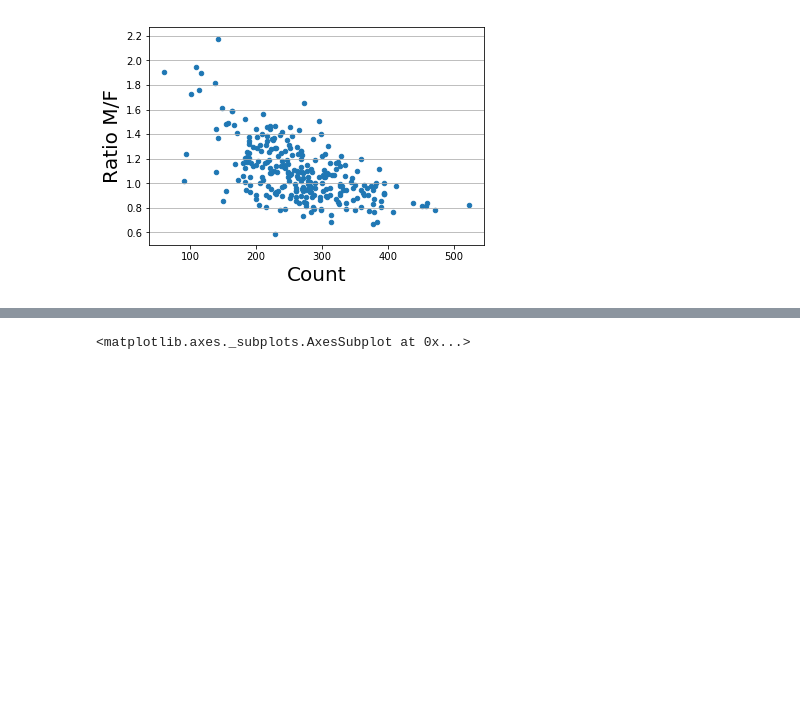
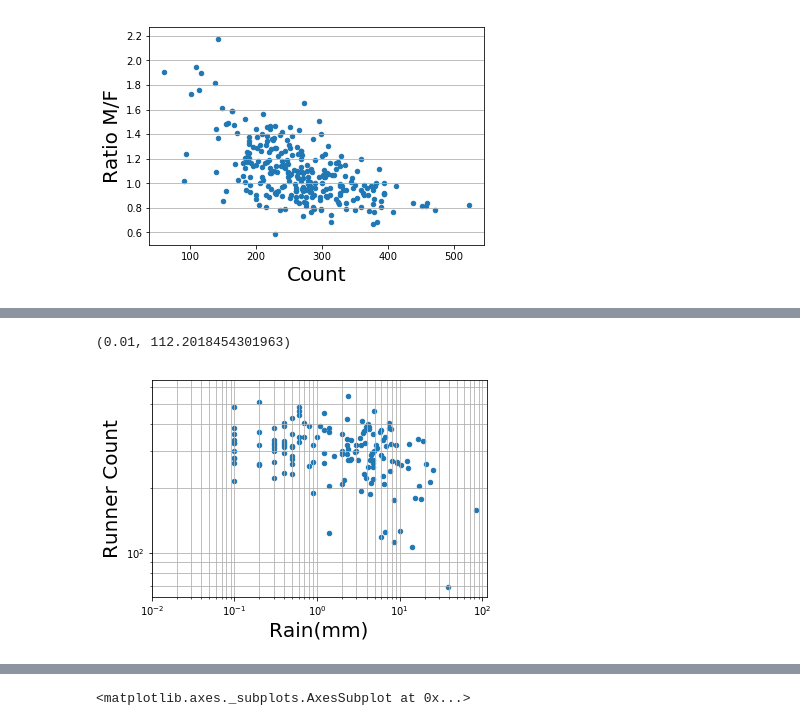
Before and after one commit to caffreit/testpark, a Jupyter notebook: Exploratory Data Analysis of Malahide Park Run.ipynb, the cells around one changed output, grey strips where cells are left out. Drawn from its saved outputs; the diff is of its cells as text; code cells hidden in the pictures; blank space fills up the shorter version.

```diff
--- a/Exploratory Data Analysis of Malahide Park Run.ipynb
+++ b/Exploratory Data Analysis of Malahide Park Run.ipynb
@@ -387,3 +409,7 @@ ax.set_ylabel("Ratio M/F", fontsize=20)
 ax.grid('on', which='major', axis='y')
 # %% [output]
 [figure]
+# %%
+dft['Date']  = dft.index
+dft.index = range(275)
+dft.head()
@@ -389,0 +423,6 @@ ax.grid('on', which='major', axis='y')
+# %%
+dft['MeanTemp'] = weatherdata['meantp']
+dft['MaxTemp'] = weatherdata['maxtp']
+dft['MinTemp'] = weatherdata['mintp']
+dft['Rain(mm)'] = weatherdata['rain']
+dft['maxtime'] = ymax
@@ -389,0 +438,10 @@ ax.grid('on', which='major', axis='y')
+# %%
+dd = {'Runner Count': data.groupby('Date').size(), \
+     'Min Time': data.groupby('Date').min()['Time'], \
+    'Mean Time': data.groupby('Date').mean()['Time'], \
+    'Max Time': data.groupby('Date').max()['Time'], \
+    'STD Time': data.groupby('Date').std()['Time']}
+dfdate = pd.DataFrame(data=dd)
+dfdate['Date'] = dfdate.index
+dfdate.index = range(275)
+dfdate.head()
@@ -389,0 +455,7 @@ ax.grid('on', which='major', axis='y')
+# %%
+dfdate['MeanTemp'] = weatherdata['meantp']
+dfdate['MaxTemp'] = weatherdata['maxtp']
+dfdate['MinTemp'] = weatherdata['mintp']
+dfdate['Rain(mm)'] = weatherdata['rain']
+dfdate['Ratio'] = dft['Ratio']
+dfdate.head()
@@ -389,0 +469,15 @@ ax.grid('on', which='major', axis='y')
+# %%
+ax = dfdate.plot.scatter(x='Rain(mm)',y='Runner Count')
+
+ax.set_xlabel("Rain(mm)", fontsize=20)
+ax.set_ylabel("Runner Count", fontsize=20)
+ax.grid('on', which='major', axis='x')
+ax.grid('on', which='major', axis='y')
+ax.grid('on', which='minor', axis='x')
+ax.grid('on', which='minor', axis='y')
+ax.set_xscale('log')
+ax.set_yscale('log')
+ax.set_xlim(xmin=0.01)
+# %% [output]
+(0.01, 112.2018454301963)
+[figure, added]
```
Also changed, not shown: parts of 10 cells of this notebook.
